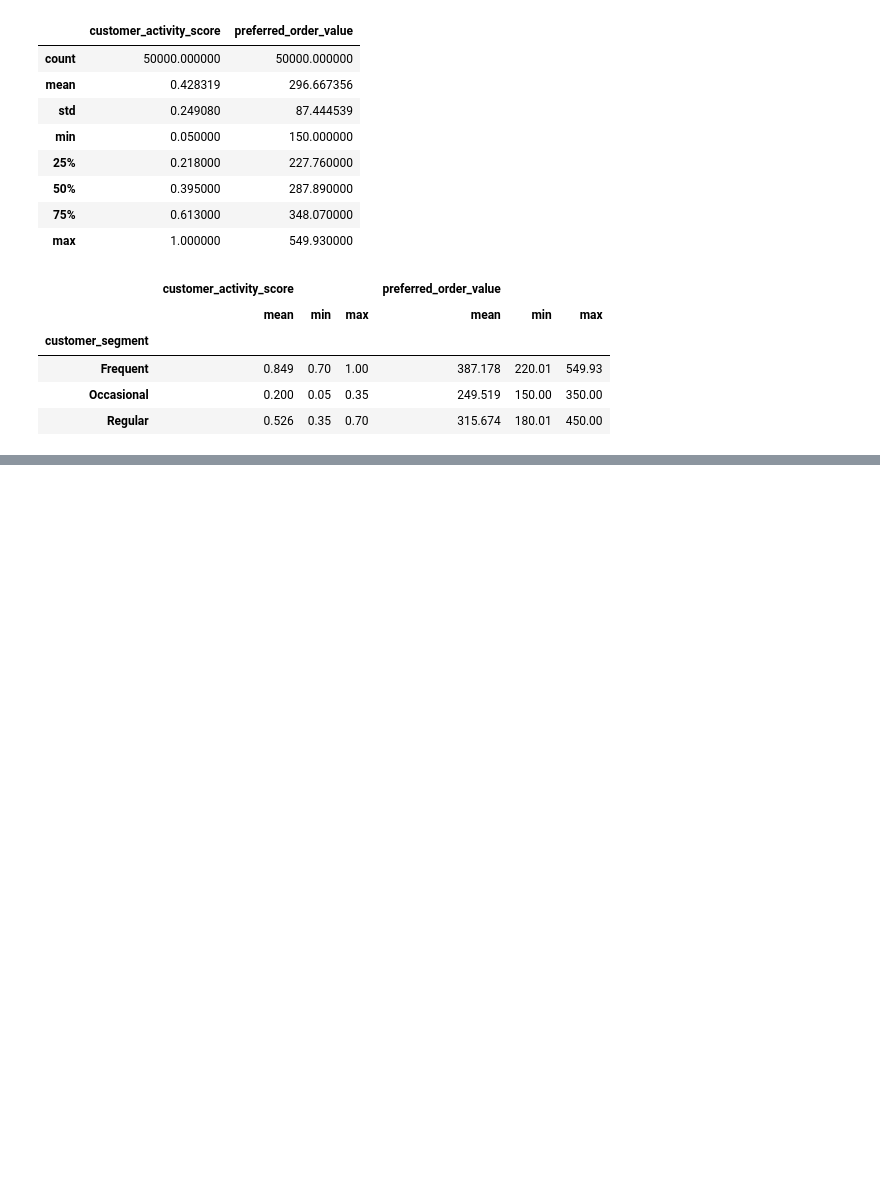
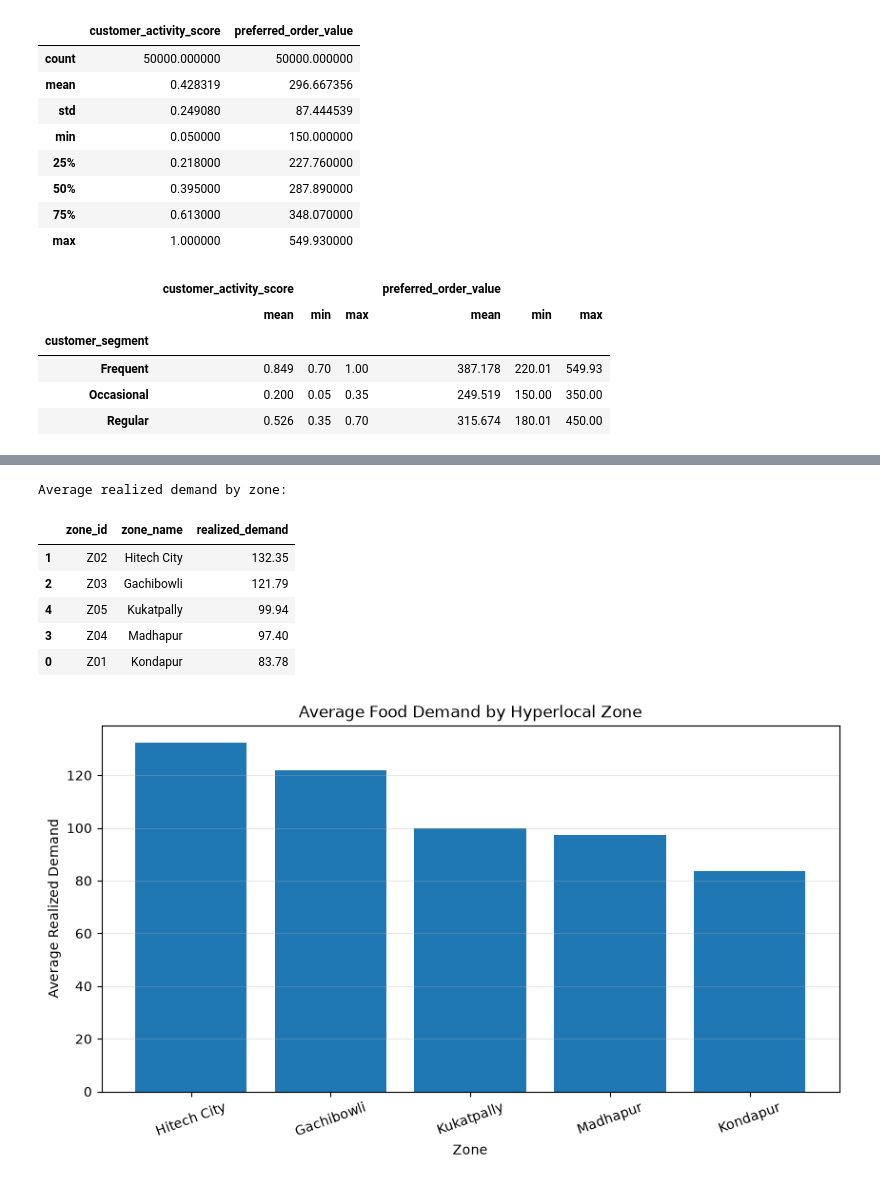
Before and after one commit to Venkatpotla33/AI-Enhanced-Hyperlocal-Food-Demand-Forecasting, a Jupyter notebook: notebooks/01_data_generation.ipynb, the cells around one changed output, grey strips where cells are left out. Saved outputs shown, nothing was run; the diff lists cells and outputs as text; code cells hidden in the pictures; blank space fills up the shorter version.

```diff
--- a/notebooks/01_data_generation.ipynb
+++ b/notebooks/01_data_generation.ipynb
@@ -244,0 +552,69 @@ segment_behavior
+# %%
+# ============================================================
+# ZONE-LEVEL DEMAND ANALYSIS
+# ============================================================
+
+# Calculate average realized demand by zone
+zone_demand = (
+    demand_df
+    .groupby(["zone_id"])["realized_demand"]
+    .mean()
+    .reset_index()
+)
+
+# Add zone names
+zone_names = {
+    "Z01": "Kondapur",
+    "Z02": "Hitech City",
+    "Z03": "Gachibowli",
+    "Z04": "Madhapur",
+    "Z05": "Kukatpally"
+}
+
+zone_demand["zone_name"] = zone_demand["zone_id"].map(
+    zone_names
+)
+
+zone_demand = zone_demand[
+    ["zone_id", "zone_name", "realized_demand"]
+]
+
+# Sort by demand
+zone_demand = zone_demand.sort_values(
+    "realized_demand",
+    ascending=False
+)
+
+print("Average realized demand by zone:")
+
+display(
+    zone_demand.round(2)
+)
+
+# ============================================================
+# VISUALIZATION
+# ============================================================
+
+plt.figure(figsize=(10, 5))
+
+plt.bar(
+    zone_demand["zone_name"],
+    zone_demand["realized_demand"]
+)
+
+plt.title("Average Food Demand by Hyperlocal Zone")
+plt.xlabel("Zone")
+plt.ylabel("Average Realized Demand")
+plt.xticks(rotation=20)
+plt.grid(axis="y", alpha=0.3)
+
+plt.show()
+# %% [output]
+Average realized demand by zone:
+|  | zone_id | zone_name | realized_demand |
+| 1 | Z02 | Hitech City | 132.35 |
+| 2 | Z03 | Gachibowli | 121.79 |
+| 4 | Z05 | Kukatpally | 99.94 |
+| 3 | Z04 | Madhapur | 97.40 |
+| 0 | Z01 | Kondapur | 83.78 |
+[figure, added]
```
Also changed, not shown: parts of 10 cells of this notebook, 2 other files.
